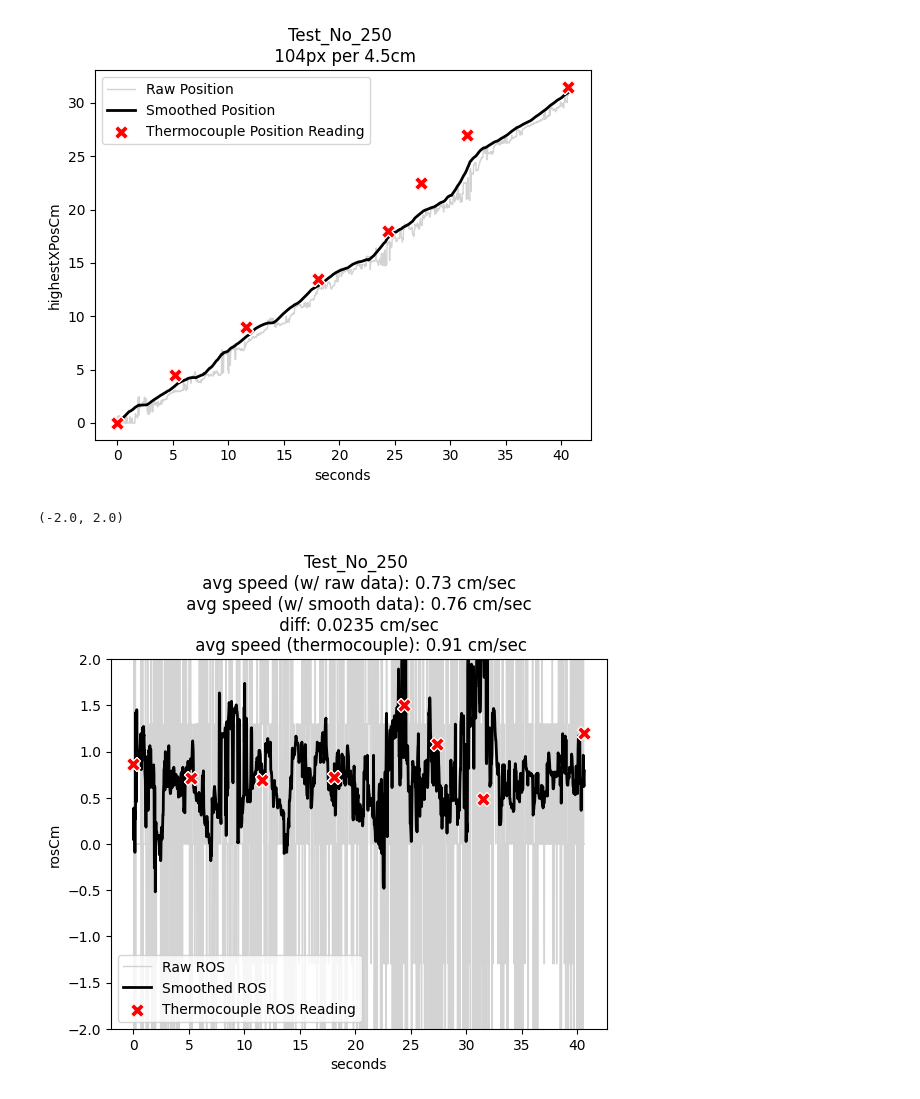
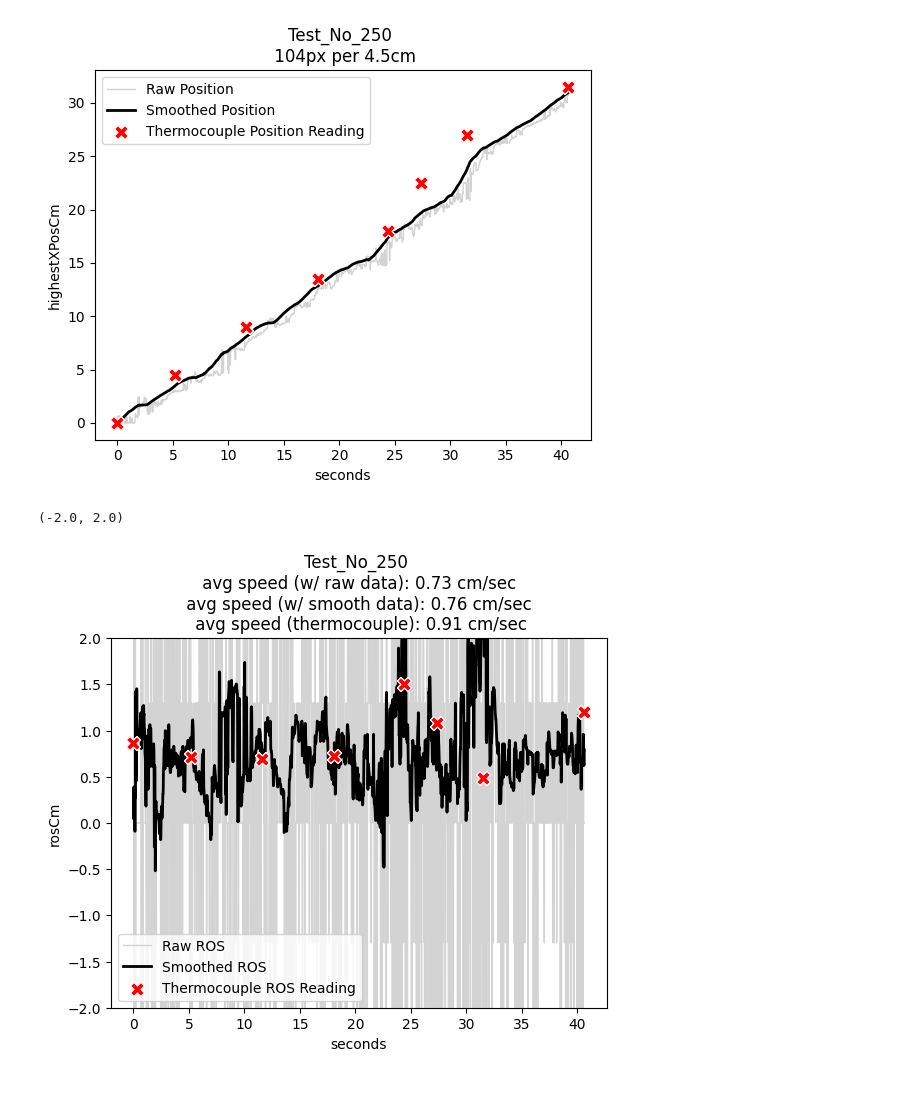
Before and after one commit to kyleawayan/napari-ros, a Jupyter notebook: notebooks/vsThermoCouple.ipynb, the cells around one changed output. Drawn from its saved outputs; the diff is of its cells as text; code cells hidden in the pictures.

Commit message:
remove diff

```diff
--- a/notebooks/vsThermoCouple.ipynb
+++ b/notebooks/vsThermoCouple.ipynb
@@ -199,21 +199,20 @@ Text(0.5, 1.0, 'Test_No_250 \n 104px per 4.5cm')
 # %%
 rosComparison = sns.lineplot(merged_df, x="seconds", y="rosCm", color="lightgrey", linewidth=1, label="Raw ROS")
 rosComparison = sns.lineplot(merged_df, x="seconds", y="rosUsingSmoothXPosCm", color="black", linewidth=2, label="Smoothed ROS")
 rosComparison = sns.scatterplot(merged_df, x="Ignition_time(sec)", y="ROS(cm/sec)", color="red", marker="X", s=100, zorder=10, label="Thermocouple ROS Reading")
 
 avgSpeed = merged_df["rosCm"].mean()
 avgSpeedUsingSmooth = merged_df["rosUsingSmoothXPosCm"].mean()
 avgSpeedThermoCouple = merged_df["ROS(cm/sec)"].mean()
 
 rosComparison.set_title(f"{testString} \n avg speed (w/ raw data): {avgSpeed:.2f} cm/sec \
 \n avg speed (w/ smooth data): {avgSpeedUsingSmooth:.2f} cm/sec \
-\n diff: {abs(avgSpeed - avgSpeedUsingSmooth):.4f} cm/sec \
 \n avg speed (thermocouple): {avgSpeedThermoCouple:.2f} cm/sec")
 
 rosComparison.set_ylim(-2, 2)
 # %% [output]
 (-2.0, 2.0)
-[figure, old version]
+[figure, new version]
 # %%
 folderToSave = f"/Users/kyle/Library/CloudStorage/Box-Box/ROS_Experiments_Data_Folder/results/{testString}"
 
```
